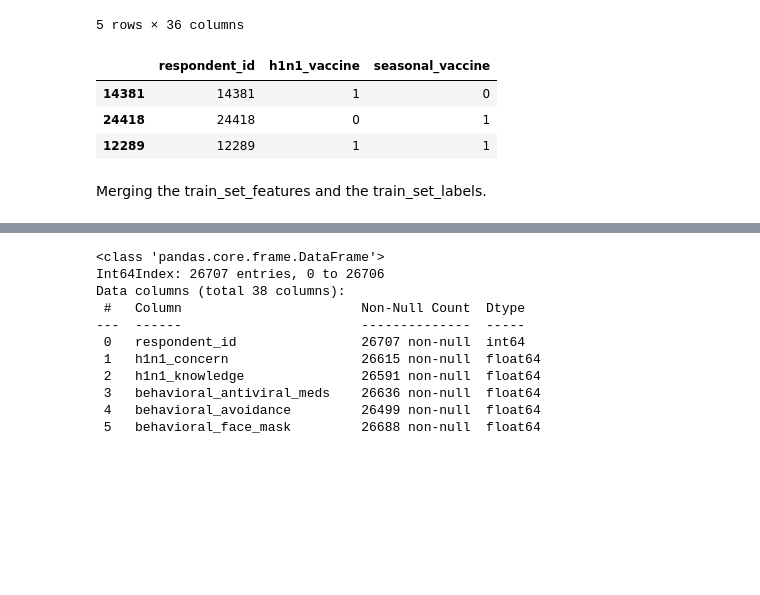
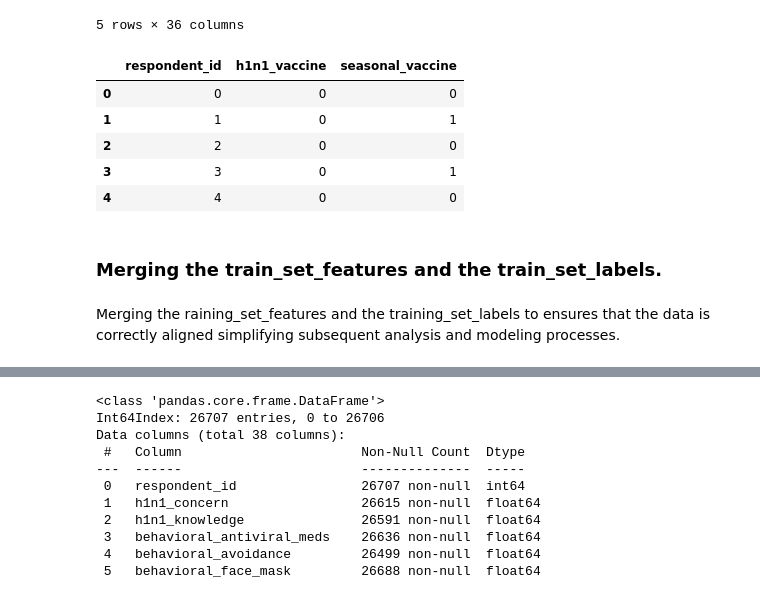
Before and after one commit to ruth-kitasi/Seasonal-flu-vaccine, a Jupyter notebook: index.ipynb, the cells around one changed output, grey strips where cells are left out. Saved outputs shown, nothing was run; the diff lists cells and outputs as text; code cells hidden in the pictures; blank space fills up the shorter version.

```diff
--- a/index.ipynb
+++ b/index.ipynb
@@ -49,15 +101,19 @@ training_set_features.head()
 5 rows × 36 columns
 # %%
 #loading the training_set_labels.
-training_set_labels = pd.read_csv(r'data\training_set_labels.csv')
-training_set_labels.sample(n=3)
+training_set_labels = pd.read_csv(r'data_set\training_set_labels.csv')
+training_set_labels.head()
 # %% [output]
 |  | respondent_id | h1n1_vaccine | seasonal_vaccine |
-| 14381 | 14381 | 1 | 0 |
-| 24418 | 24418 | 0 | 1 |
-| 12289 | 12289 | 1 | 1 |
+| 0 | 0 | 0 | 0 |
+| 1 | 1 | 0 | 1 |
+| 2 | 2 | 0 | 0 |
+| 3 | 3 | 0 | 1 |
+| 4 | 4 | 0 | 0 |
 # %% [markdown]
-Merging the train_set_features and the train_set_labels.
+### Merging the train_set_features and the train_set_labels.
+# %% [markdown]
+Merging  the raining_set_features and the training_set_labels to ensures that the data is correctly aligned simplifying subsequent analysis and modeling processes.
 # %%
 #merging the traing_set_features and the traing_set_labesl
 
```
Also changed, not shown: parts of 92 cells of this notebook.
